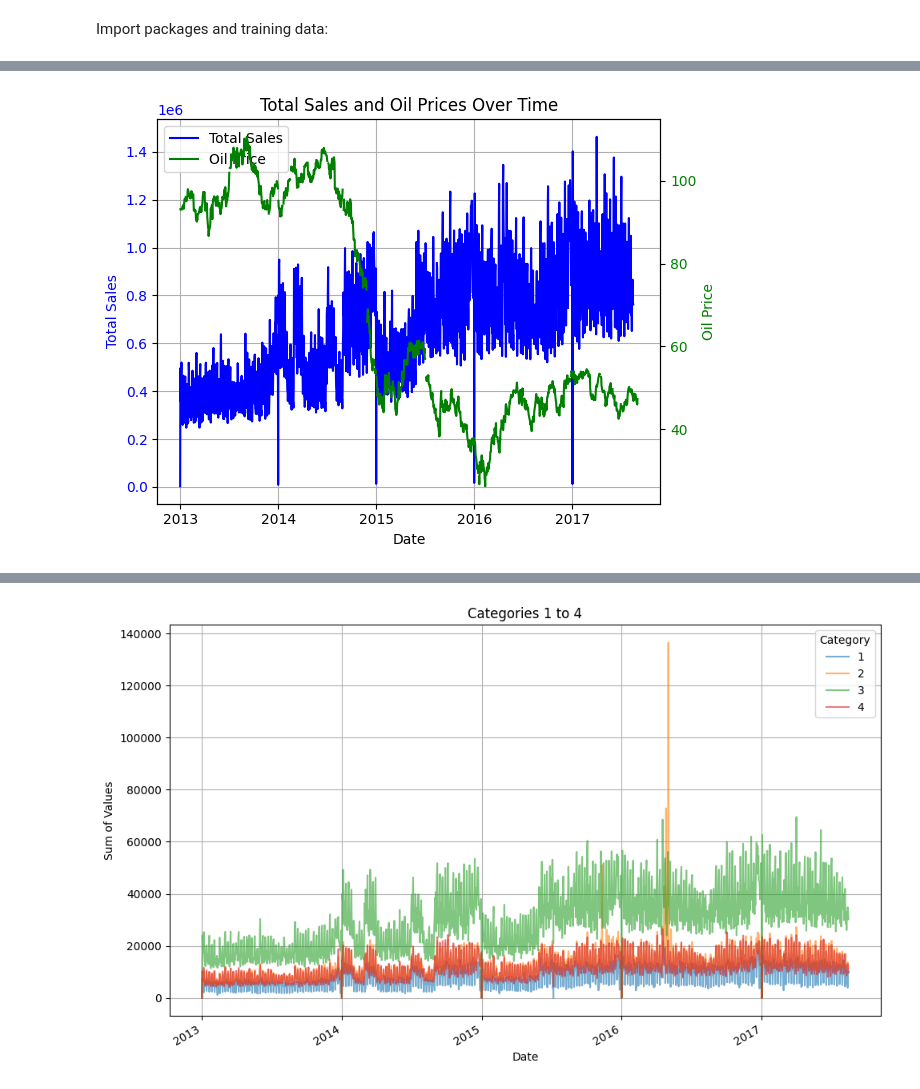
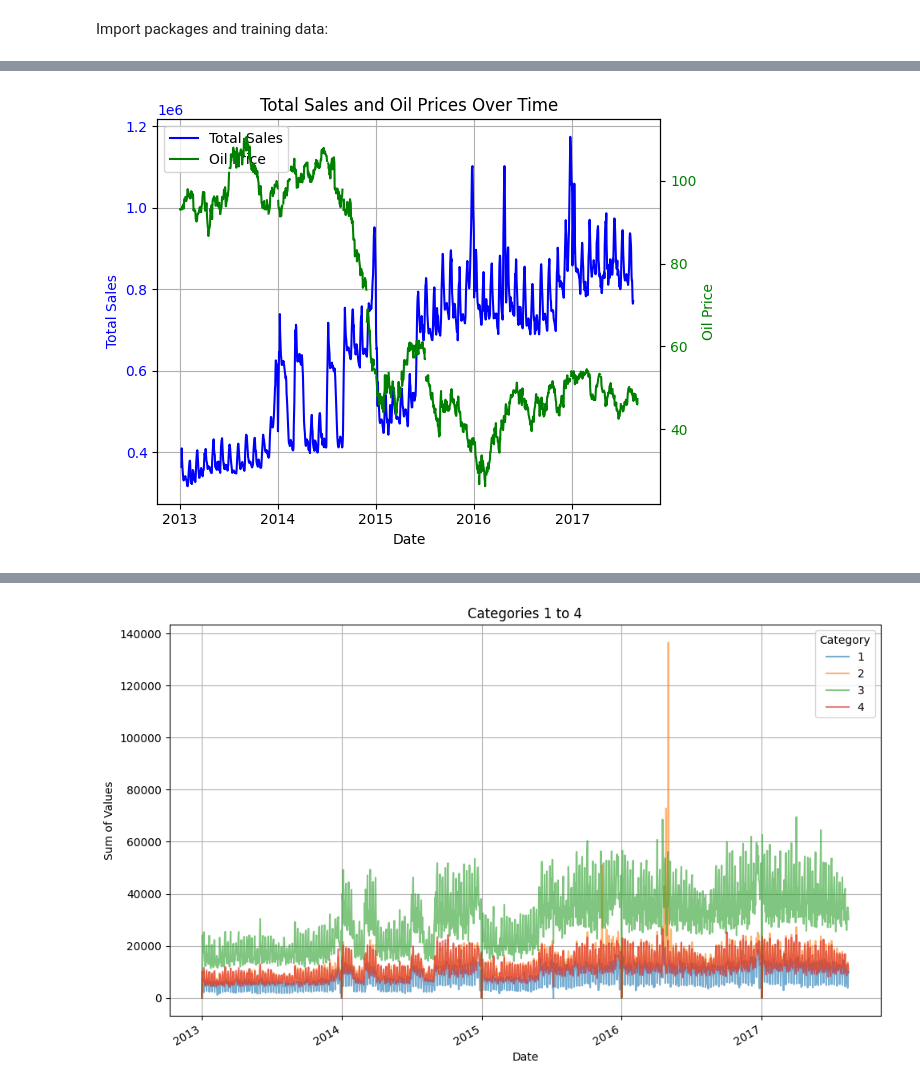
Before and after one commit to Vovrosh/Kaggle-Store_Sales, a Jupyter notebook: attempt/data_cleanup.ipynb, the cells around one changed output, grey strips where cells are left out. Saved outputs shown, nothing was run; the diff lists cells and outputs as text; code cells hidden in the pictures.

```diff
--- a/attempt/data_cleanup.ipynb
+++ b/attempt/data_cleanup.ipynb
@@ -36,27 +54,31 @@ result.columns = ['date', 'total']
 # %%
 import matplotlib.pyplot as plt
 
 fig, ax1 = plt.subplots()
 
-ax1.plot(result['date'], result['total'], color='blue', label='Total Sales')
+n = 7
+
+ax1.plot(result['date'], result['total'].rolling(window=n).mean(), color='blue', label='Total Sales')
 ax1.set_xlabel('Date')
 ax1.set_ylabel('Total Sales', color='blue')
 ax1.tick_params(axis='y', labelcolor='blue')
 
 ax2 = ax1.twinx()
 
 ax2.plot(oil_prices['date'], oil_prices['dcoilwtico'], color='green', label='Oil Price')
 ax2.set_ylabel('Oil Price', color='green')
 ax2.tick_params(axis='y', labelcolor='green')
 
 plt.title('Total Sales and Oil Prices Over Time')
 ax1.grid(True)
 
 lines1, labels1 = ax1.get_legend_handles_labels()
 lines2, labels2 = ax2.get_legend_handles_labels()
 ax1.legend(lines1 + lines2, labels1 + labels2, loc='upper left')
 
+# plt.xlim(datetime.datetime(2016, 4, 1), datetime.datetime(2016, 5, 1))
+
 plt.tight_layout()
 plt.show()
 # %% [output]
-[figure, old version]
+[figure, new version]
```
Also changed, not shown: parts of 5 cells of this notebook.
